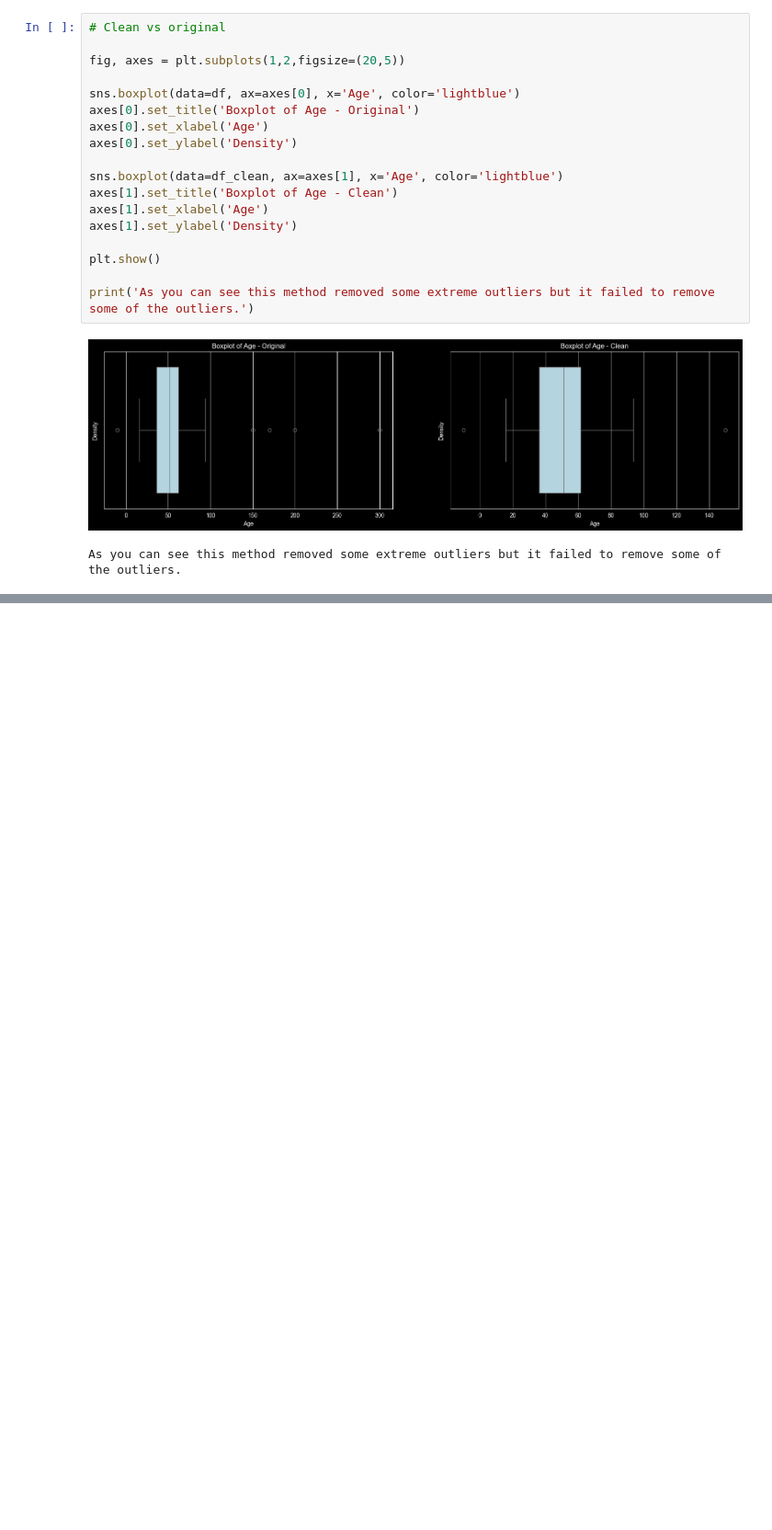
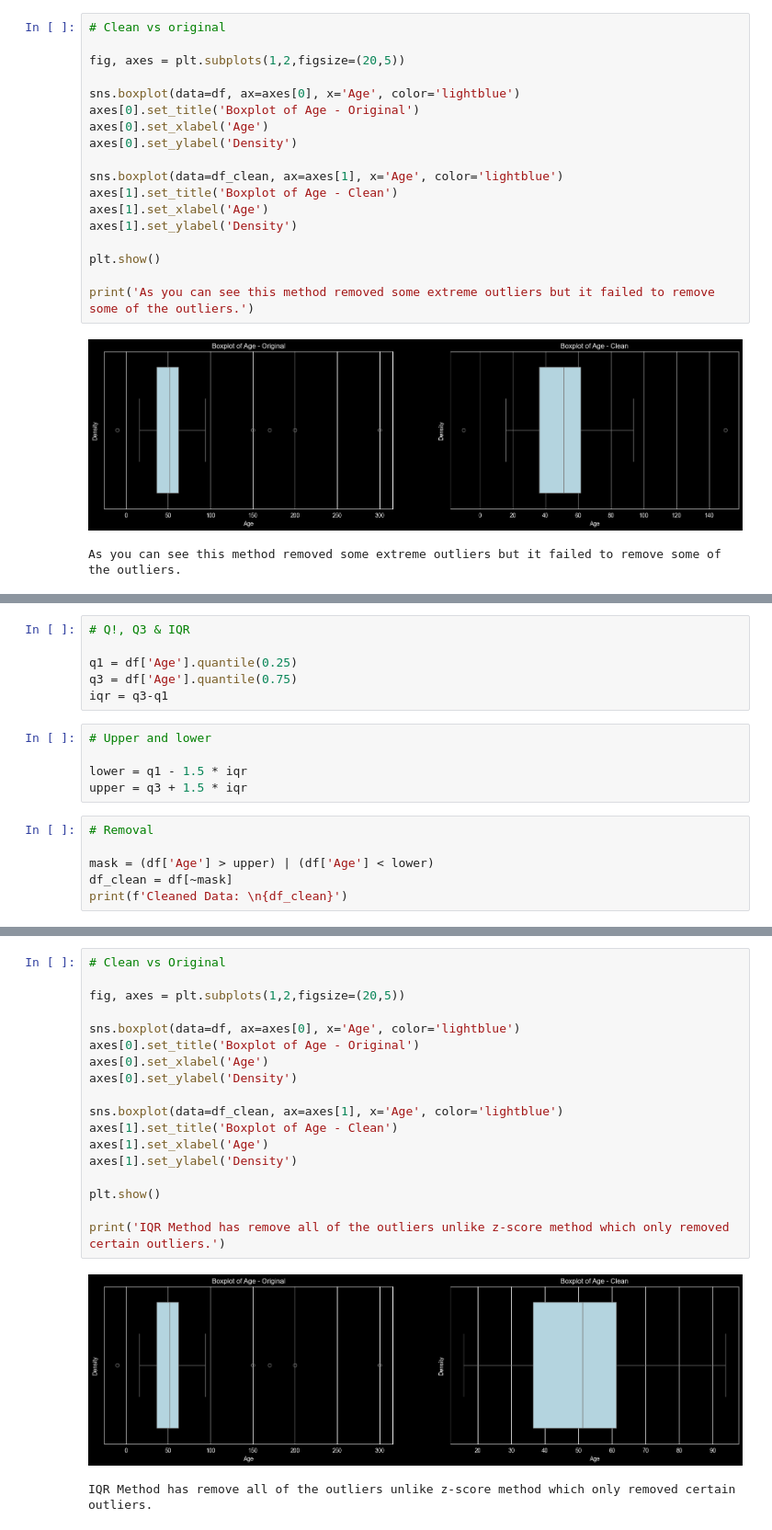
Before and after one commit to krish-desai-123/Data-Preprocessing-and-Feature-Engineering, a Jupyter notebook: Lab_Work_2_4.ipynb, the cells around one changed output, grey strips where cells are left out. Shown at 92% size. Saved outputs shown, nothing was run; the diff lists cells and outputs as text; blank space fills up the shorter version.

```diff
--- a/Lab_Work_2_4.ipynb
+++ b/Lab_Work_2_4.ipynb
@@ -121,0 +124,17 @@ As you can see this method removed some extreme outliers but it failed to remove
+# %%
+# Q!, Q3 & IQR
+
+q1 = df['Age'].quantile(0.25)
+q3 = df['Age'].quantile(0.75)
+iqr = q3-q1
+# %%
+# Upper and lower
+
+lower = q1 - 1.5 * iqr
+upper = q3 + 1.5 * iqr
+# %%
+# Removal
+
+mask = (df['Age'] > upper) | (df['Age'] < lower)
+df_clean = df[~mask]
+print(f'Cleaned Data: \n{df_clean}')
@@ -121,0 +157,21 @@ As you can see this method removed some extreme outliers but it failed to remove
+# %%
+# Clean vs Original
+
+fig, axes = plt.subplots(1,2,figsize=(20,5))
+
+sns.boxplot(data=df, ax=axes[0], x='Age', color='lightblue')
+axes[0].set_title('Boxplot of Age - Original')
+axes[0].set_xlabel('Age')
+axes[0].set_ylabel('Density')
+
+sns.boxplot(data=df_clean, ax=axes[1], x='Age', color='lightblue')
+axes[1].set_title('Boxplot of Age - Clean')
+axes[1].set_xlabel('Age')
+axes[1].set_ylabel('Density')
+
+plt.show()
+
+print('IQR Method has remove all of the outliers unlike z-score method which only removed certain outliers.')
+# %% [output]
+[figure, added]
+IQR Method has remove all of the outliers unlike z-score method which only removed certain outliers.
```
Also changed, not shown: parts of 2 cells of this notebook.
